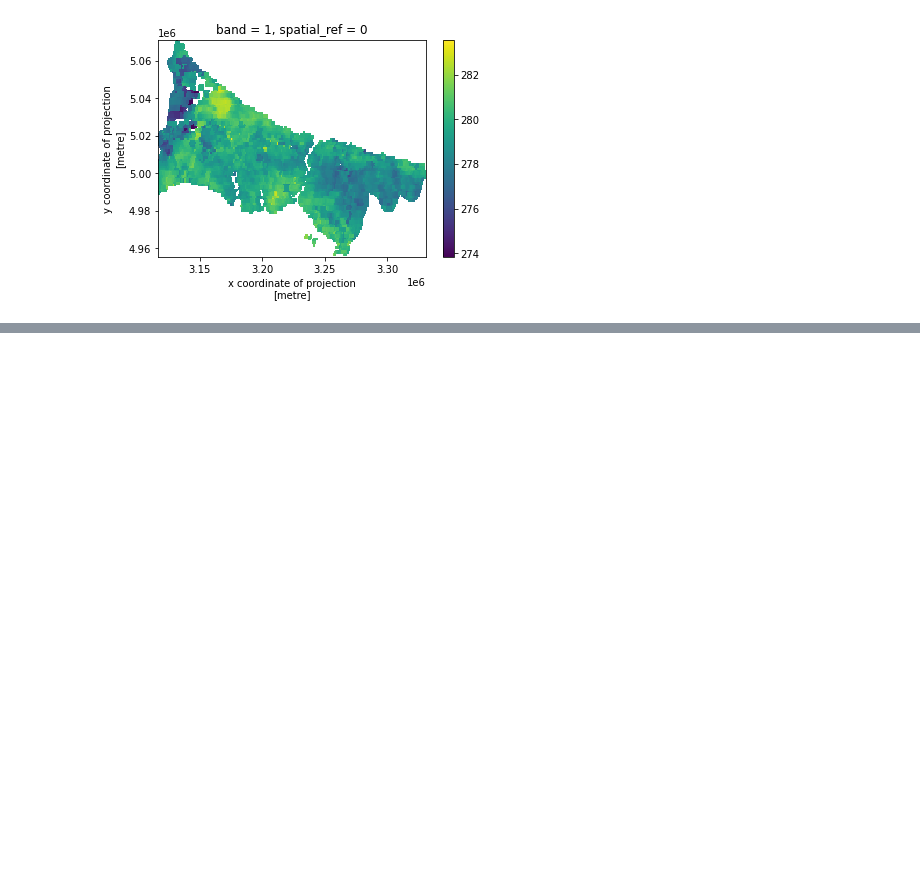
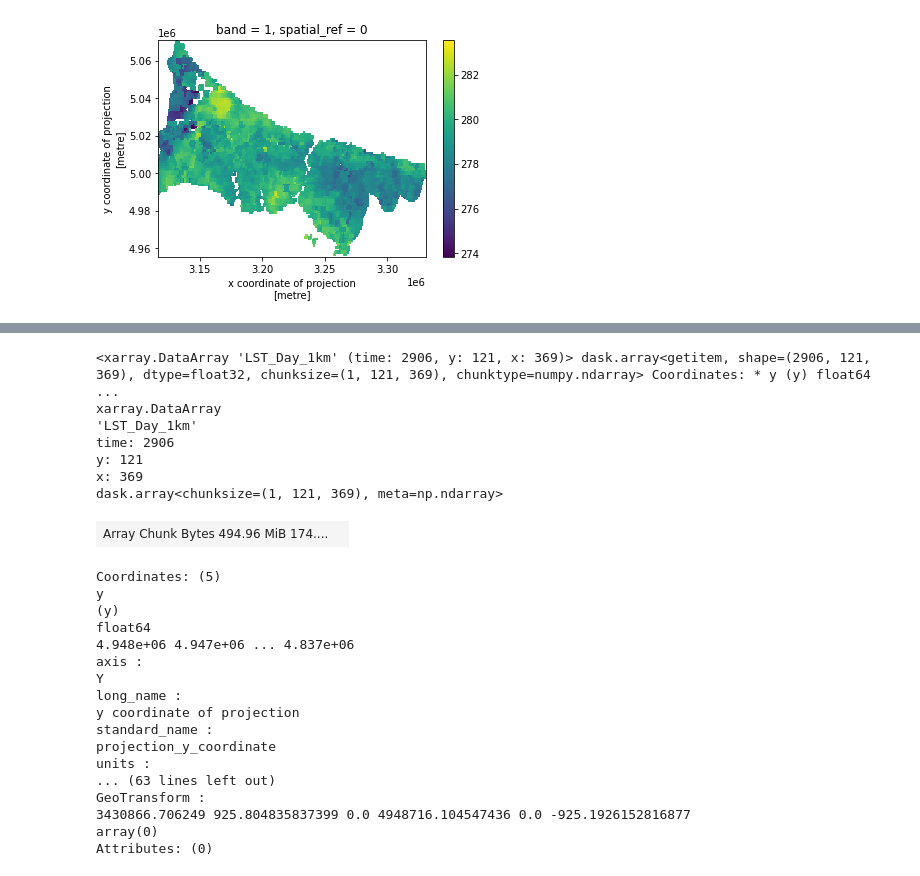
Before and after one commit to donmezkutay/ATMOS22-Paper-Codes, a Jupyter notebook: adjust_retrieve_data.ipynb, the cells around one changed output, grey strips where cells are left out. Cells and saved outputs as stored; diff of their text form; code cells hidden in the pictures; blank space fills up the shorter version.

```diff
--- a/adjust_retrieve_data.ipynb
+++ b/adjust_retrieve_data.ipynb
@@ -165,0 +307,28 @@ dt.mean(dim='time').plot()
+# %%
+dt[tile_extension[0]].isel(y=slice(0, v5_v4_boundary)).squeeze()
+# %% [output]
+<xarray.DataArray 'LST_Day_1km' (time: 2906, y: 121, x: 369)> dask.array<getitem, shape=(2906, 121, 369), dtype=float32, chunksize=(1, 121, 369), chunktype=numpy.ndarray> Coordinates: * y (y) float64  ...
+xarray.DataArray
+'LST_Day_1km'
+time: 2906
+y: 121
+x: 369
+dask.array<chunksize=(1, 121, 369), meta=np.ndarray>
+| Array Chunk Bytes 494.96 MiB 174.... |  |
+Coordinates: (5)
+y
+(y)
+float64
+4.948e+06 4.947e+06 ... 4.837e+06
+axis :
+Y
+long_name :
+y coordinate of projection
+standard_name :
+projection_y_coordinate
+units :
+... (63 lines left out)
+GeoTransform :
+3430866.706249 925.804835837399 0.0 4948716.104547436 0.0 -925.1926152816877
+array(0)
+Attributes: (0)
```
Also changed, not shown: parts of 8 cells of this notebook.
